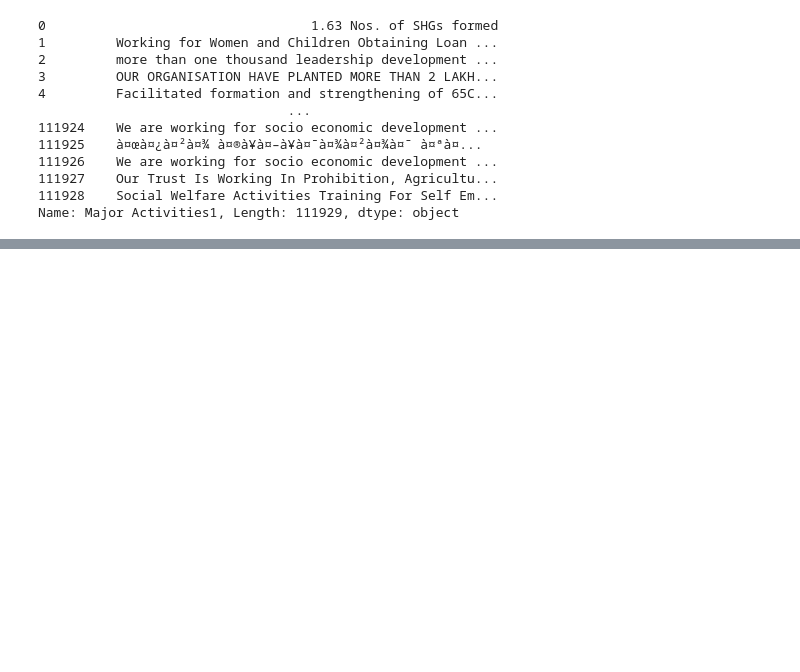
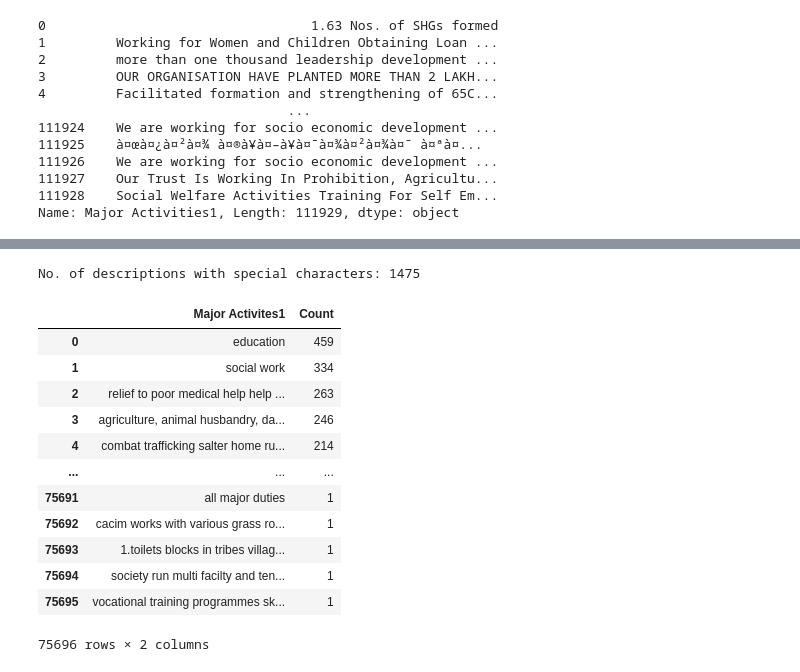
Before and after one commit to shayan-khoygani/Codebook, a Jupyter notebook: 42621 Final_Data_ngodarpan.gov.in/42621 Final_Data_ngodarpan.gov.in.ipynb, the cells around one changed output, grey strips where cells are left out. Drawn from its saved outputs; the diff is of its cells as text; code cells hidden in the pictures; blank space fills up the shorter version.

```diff
--- a/42621 Final_Data_ngodarpan.gov.in/42621 Final_Data_ngodarpan.gov.in.ipynb
+++ b/42621 Final_Data_ngodarpan.gov.in/42621 Final_Data_ngodarpan.gov.in.ipynb
@@ -643,0 +679,31 @@ Name: Major Activities1, Length: 111929, dtype: object
+# %%
+def isEnglish(s):
+    try:
+        s.encode(encoding='utf-8').decode('ascii')
+    except UnicodeDecodeError:
+        return False
+    else:
+        return True
+
+language = [isEnglish(row) for row in column]
+print("No. of descriptions with special characters:", len(language) - sum(language))
+# %% [output]
+No. of descriptions with special characters: 1475
+# %%
+unique = pd.DataFrame(column[language].value_counts())
+unique = unique.reset_index().rename(columns={"index": "Major Activites1", "Major Activities1": "Count"})
+unique
+# %% [output]
+|  | Major Activites1 | Count |
+| 0 | education | 459 |
+| 1 | social work | 334 |
+| 2 | relief to poor medical help help ... | 263 |
+| 3 | agriculture, animal husbandry, da... | 246 |
+| 4 | combat trafficking salter home ru... | 214 |
+| ... | ... | ... |
+| 75691 | all major duties | 1 |
+| 75692 | cacim works with various grass ro... | 1 |
+| 75693 | 1.toilets blocks in tribes villag... | 1 |
+| 75694 | society run multi facilty and ten... | 1 |
+| 75695 | vocational training programmes sk... | 1 |
+75696 rows × 2 columns
```
Also changed, not shown: parts of 8 cells of this notebook.
